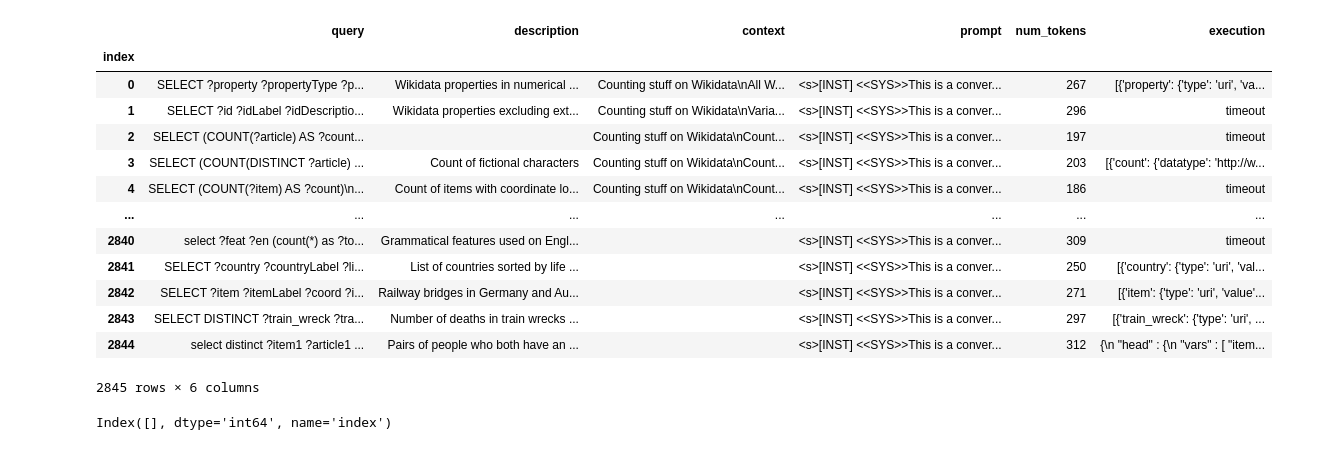
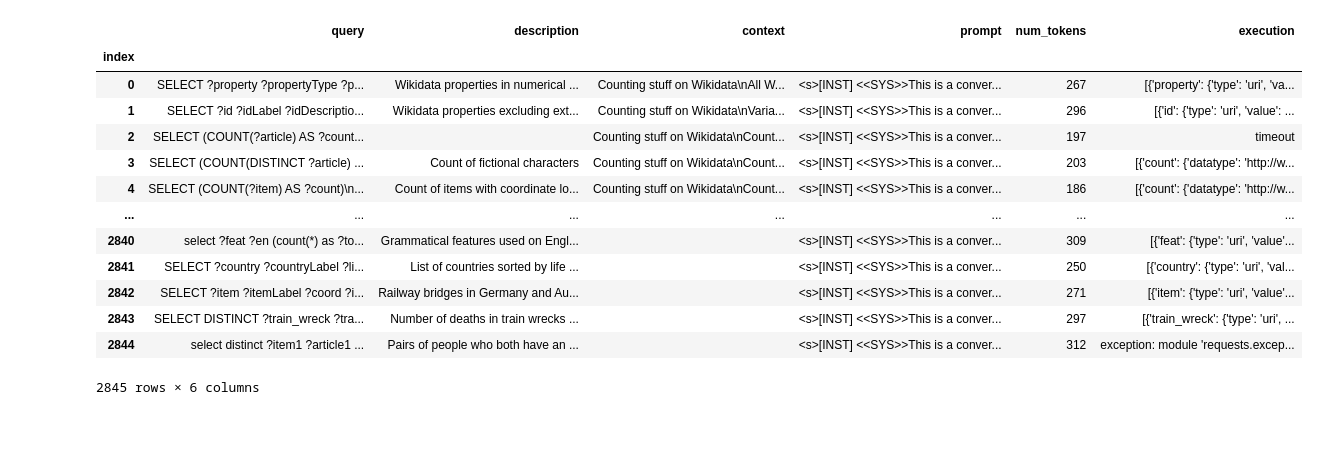
Before and after one commit to Gratic/Finetuning-LLM-for-SPARQL-generation, a Jupyter notebook: scripts/Analyse_execution_queries.ipynb, the cells around one changed output. Cells and saved outputs as stored; diff of their text form; code cells hidden in the pictures.

Commit message:
feat: test for execute_queries.py

```diff
--- a/scripts/Analyse_execution_queries.ipynb
+++ b/scripts/Analyse_execution_queries.ipynb
@@ -1,32 +1,28 @@
 # %%
 import pandas as pd
 # %%
-df = pd.read_parquet("../datasets/queries_with_execution_results.parquet.gzip", engine="fastparquet")
+df = pd.read_parquet("../datasets/queries_with_execution_results_with_limit.parquet.gzip", engine="fastparquet")
 df
 # %% [output]
 |  | query | description | context | prompt | num_tokens | execution |
 | index |  |  |  |  |  |  |
 | 0 | SELECT ?property ?propertyType ?p... | Wikidata properties in numerical ... | Counting stuff on Wikidata\nAll W... | <s>[INST] <<SYS>>This is a conver... | 267 | [{'property': {'type': 'uri', 'va... |
-| 1 | SELECT ?id ?idLabel ?idDescriptio... | Wikidata properties excluding ext... | Counting stuff on Wikidata\nVaria... | <s>[INST] <<SYS>>This is a conver... | 296 | timeout |
+| 1 | SELECT ?id ?idLabel ?idDescriptio... | Wikidata properties excluding ext... | Counting stuff on Wikidata\nVaria... | <s>[INST] <<SYS>>This is a conver... | 296 | [{'id': {'type': 'uri', 'value': ... |
 | 2 | SELECT (COUNT(?article) AS ?count... |  | Counting stuff on Wikidata\nCount... | <s>[INST] <<SYS>>This is a conver... | 197 | timeout |
 | 3 | SELECT (COUNT(DISTINCT ?article) ... | Count of fictional characters | Counting stuff on Wikidata\nCount... | <s>[INST] <<SYS>>This is a conver... | 203 | [{'count': {'datatype': 'http://w... |
-| 4 | SELECT (COUNT(?item) AS ?count)\n... | Count of items with coordinate lo... | Counting stuff on Wikidata\nCount... | <s>[INST] <<SYS>>This is a conver... | 186 | timeout |
+| 4 | SELECT (COUNT(?item) AS ?count)\n... | Count of items with coordinate lo... | Counting stuff on Wikidata\nCount... | <s>[INST] <<SYS>>This is a conver... | 186 | [{'count': {'datatype': 'http://w... |
 | ... | ... | ... | ... | ... | ... | ... |
-| 2840 | select ?feat ?en (count(*) as ?to... | Grammatical features used on Engl... |  | <s>[INST] <<SYS>>This is a conver... | 309 | timeout |
+| 2840 | select ?feat ?en (count(*) as ?to... | Grammatical features used on Engl... |  | <s>[INST] <<SYS>>This is a conver... | 309 | [{'feat': {'type': 'uri', 'value'... |
 | 2841 | SELECT ?country ?countryLabel ?li... | List of countries sorted by life ... |  | <s>[INST] <<SYS>>This is a conver... | 250 | [{'country': {'type': 'uri', 'val... |
 | 2842 | SELECT ?item ?itemLabel ?coord ?i... | Railway bridges in Germany and Au... |  | <s>[INST] <<SYS>>This is a conver... | 271 | [{'item': {'type': 'uri', 'value'... |
 | 2843 | SELECT DISTINCT ?train_wreck ?tra... | Number of deaths in train wrecks ... |  | <s>[INST] <<SYS>>This is a conver... | 297 | [{'train_wreck': {'type': 'uri', ... |
-| 2844 | select distinct ?item1 ?article1 ... | Pairs of people who both have an ... |  | <s>[INST] <<SYS>>This is a conver... | 312 | {\n "head" : {\n "vars" : [ "item... |
+| 2844 | select distinct ?item1 ?article1 ... | Pairs of people who both have an ... |  | <s>[INST] <<SYS>>This is a conver... | 312 | exception: module 'requests.excep... |
 2845 rows × 6 columns
 # %%
 df_timeout = df.loc[df['execution'] == 'timeout']
 df_fail = df.loc[df['execution'].str.startswith('exception')]
 df_empty = df.loc[df['execution'].isnull()]
 df_successful = df.drop(df_timeout.index).drop(df_fail.index).drop(df_empty.index)
-# %%
-df_empty_2.index
-# %% [output]
-Index([], dtype='int64', name='index')
 # %%
 df_fail
 # %% [output]
```
Also changed, not shown: parts of 18 cells of this notebook, 3 other files.
